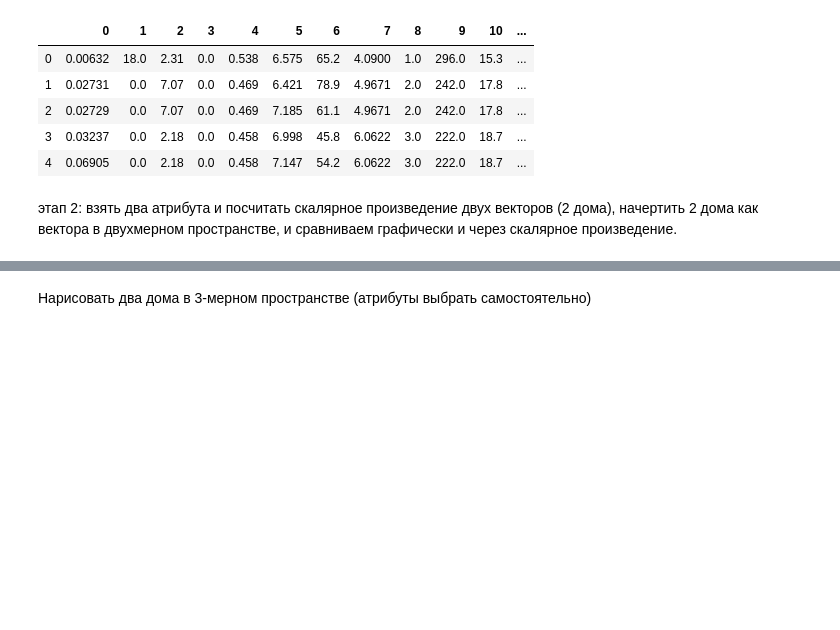
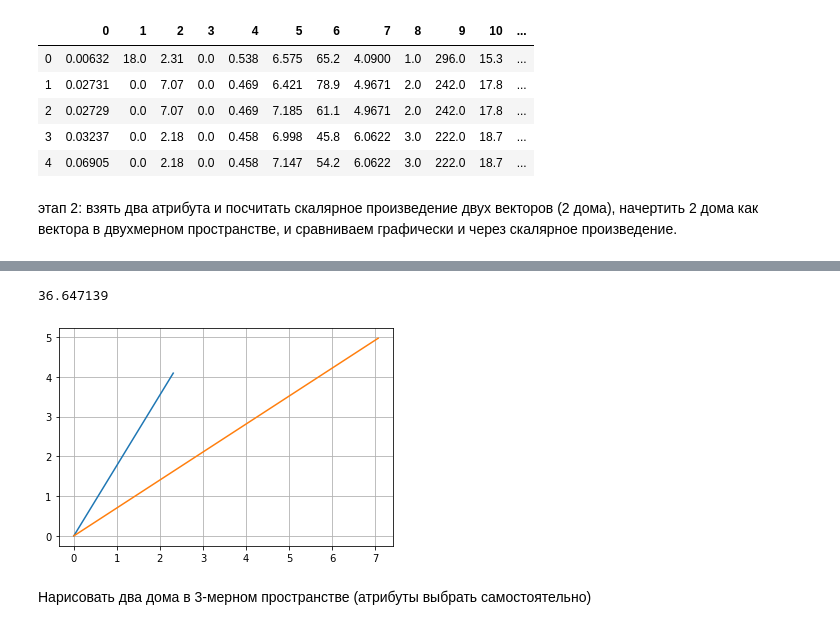
Before and after one commit to ValeriaSchtein/MDS, a Jupyter notebook: HW_mds_5/dz_1.ipynb, the cells around one changed output, grey strips where cells are left out. Drawn from its saved outputs; the diff is of its cells as text; code cells hidden in the pictures; blank space fills up the shorter version.

```diff
--- a/HW_mds_5/dz_1.ipynb
+++ b/HW_mds_5/dz_1.ipynb
@@ -41,2 +45,16 @@ len(df.columns)
+# %%
+x = np.array(df_1[2])
+y = np.array(df_1[7])
+a = (x[0], y[0])
+b = (x[1], y[1])
+s = np.dot((x[0], y[0]),(x[1], y[1]))
+print(s)
+
+plt.plot([0,x[0]], [0,y[0]])
+plt.plot([0,x[1]], [0,y[1]])
+plt.grid()
+# %% [output]
+36.647139
+[figure, added]
 # %% [markdown]
 Нарисовать два дома в 3-мерном пространстве (атрибуты выбрать самостоятельно)
```
Also changed, not shown: parts of 16 cells of this notebook.
